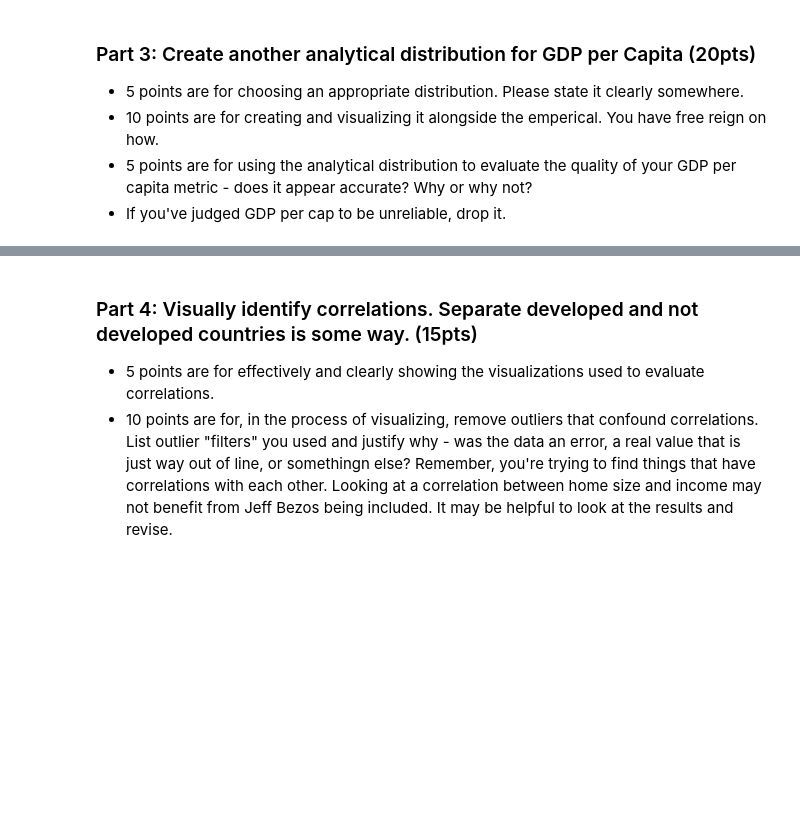
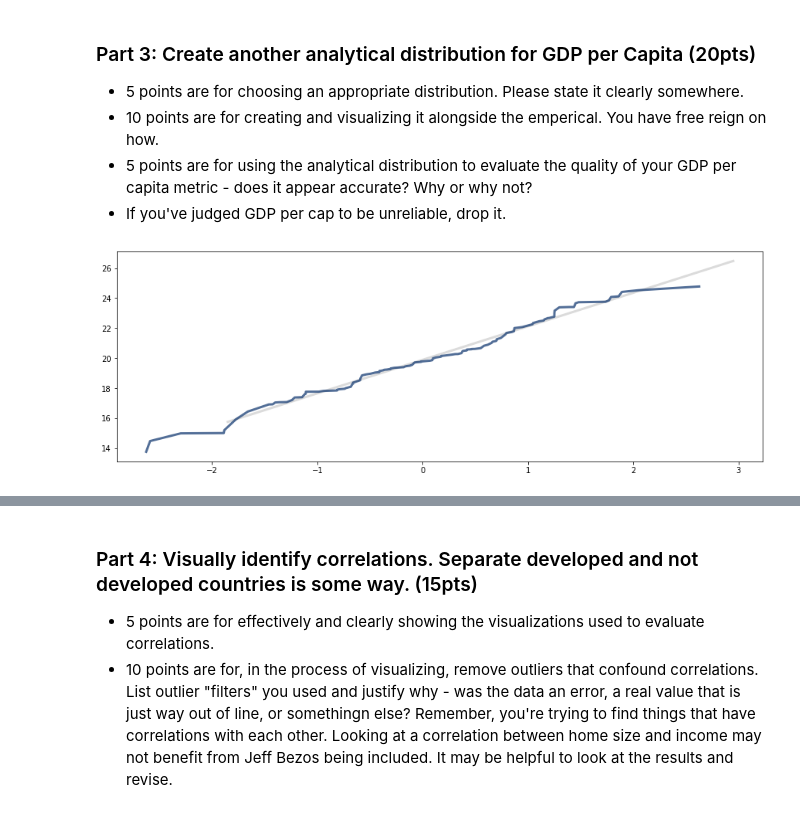
Before and after one commit to zareeiant/BSIP_Assignment_2_Students, a Jupyter notebook: stats_asn_2_start.ipynb, the cells around one changed output, grey strips where cells are left out. Saved outputs shown, nothing was run; the diff lists cells and outputs as text; code cells hidden in the pictures; blank space fills up the shorter version.

```diff
--- a/stats_asn_2_start.ipynb
+++ b/stats_asn_2_start.ipynb
@@ -326,0 +356,5 @@ bigGraph(df,'GDPPerCapita')
+# %%
+thinkstats2.NormalProbabilityPlot(np.log(df["GDPPerCapita"]))
+#This data fits a lognormal distribution model
+# %% [output]
+[figure, added]
```
Also changed, not shown: parts of 40 cells of this notebook.
